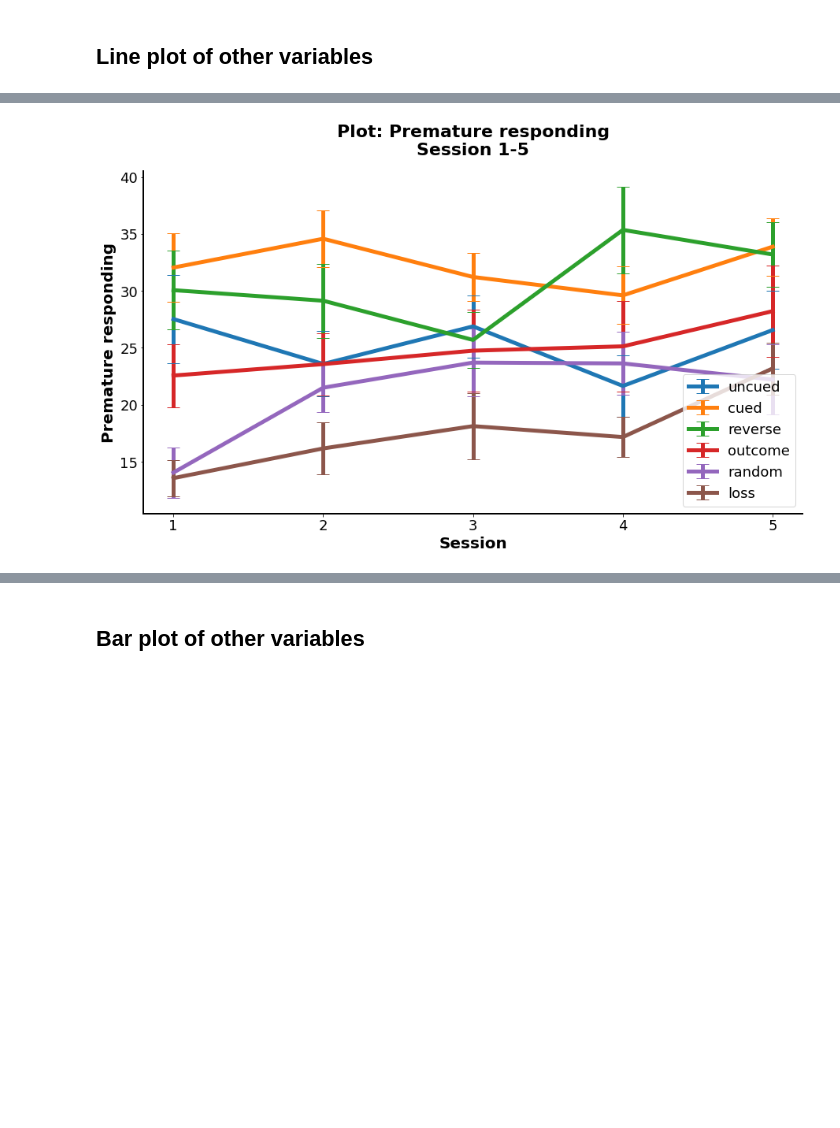
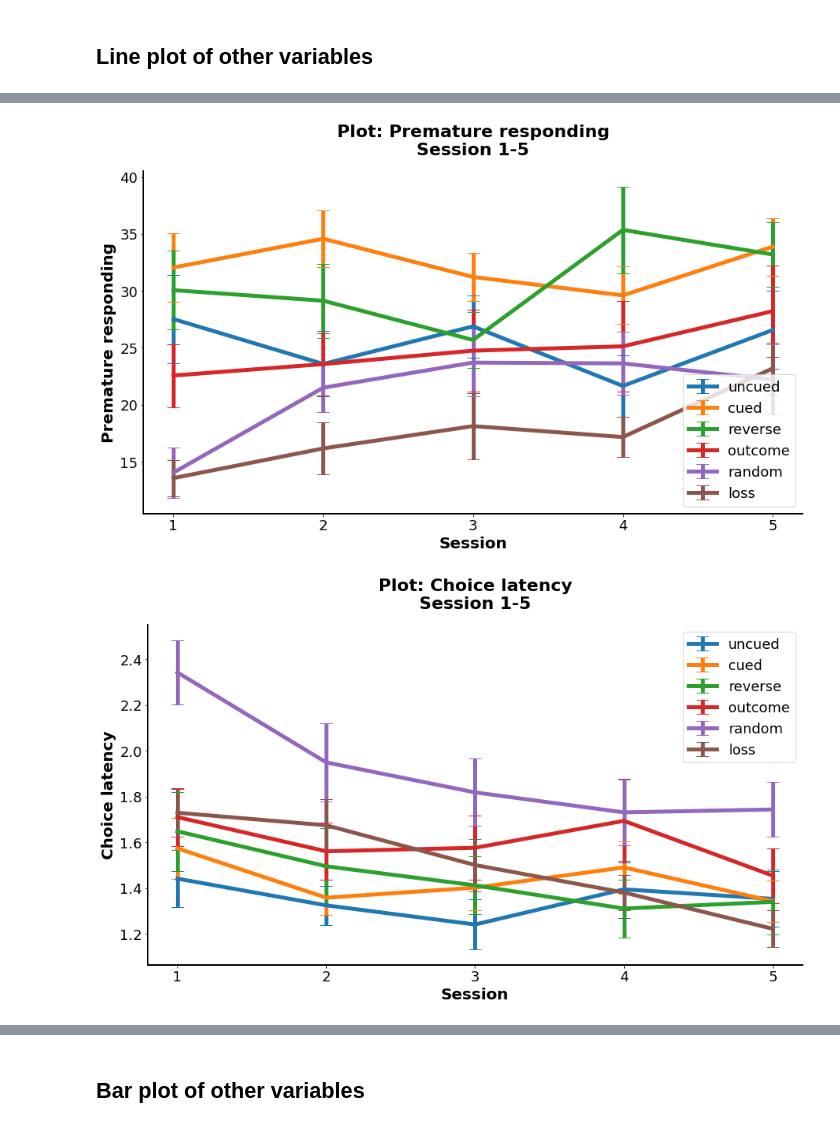
Before and after one commit to deckyblue/sparklyRGT, a Jupyter notebook: sparklyRGT_tutorial/used_templates/sparklyRGT_template_2-rgt-variants.ipynb, the cells around one changed output, grey strips where cells are left out. Drawn from its saved outputs; the diff is of its cells as text; code cells hidden in the pictures; blank space fills up the shorter version.

Commit message:
updated plotting on rgt-variant data

```diff
--- a/sparklyRGT_tutorial/used_templates/sparklyRGT_template_2-rgt-variants.ipynb
+++ b/sparklyRGT_tutorial/used_templates/sparklyRGT_template_2-rgt-variants.ipynb
@@ -188,9 +188,12 @@ rgt.choice_bar_plot(startsess, endsess, mean_scores, SEM)
 ## Line plot of other variables
 # %%
 rgt.rgt_plot('risk', startsess, endsess, title, mean_scores, SEM, group_names = group_names, y_label = 'Risk score')
-plt.savefig('rgt variants - risk score S1-5',facecolor = 'white')
+# plt.savefig('rgt variants - risk score S1-5',facecolor = 'white')
 
 rgt.rgt_plot('prem', startsess, endsess, title, mean_scores, SEM, group_names = group_names, y_label = 'Premature responding')
+rgt.rgt_plot('choice_lat', startsess, endsess, title, mean_scores, SEM, group_names = group_names, y_label = 'Choice latency')
+rgt.rgt_plot('collect_lat', startsess, endsess, title, mean_scores, SEM, group_names = group_names, y_label = 'Collect latency')
 # %% [output]
 [figure]
 [figure]
+[figure, added]
```
Also changed, not shown: parts of 5 cells of this notebook, 1 other file.
